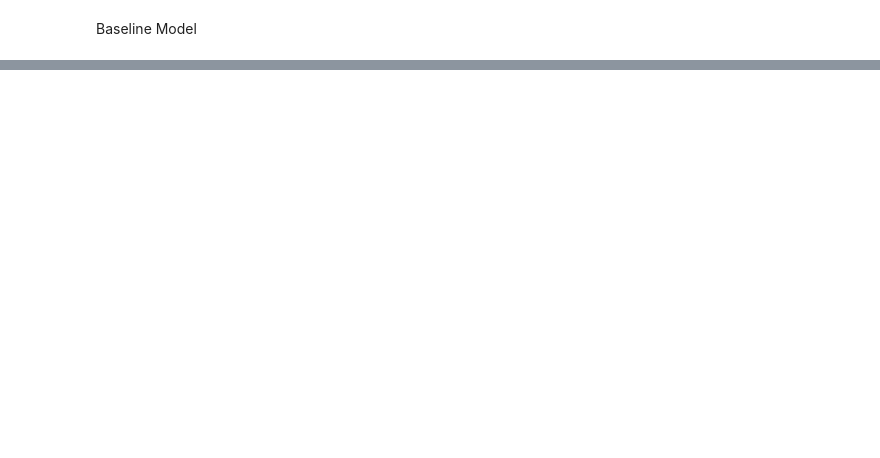
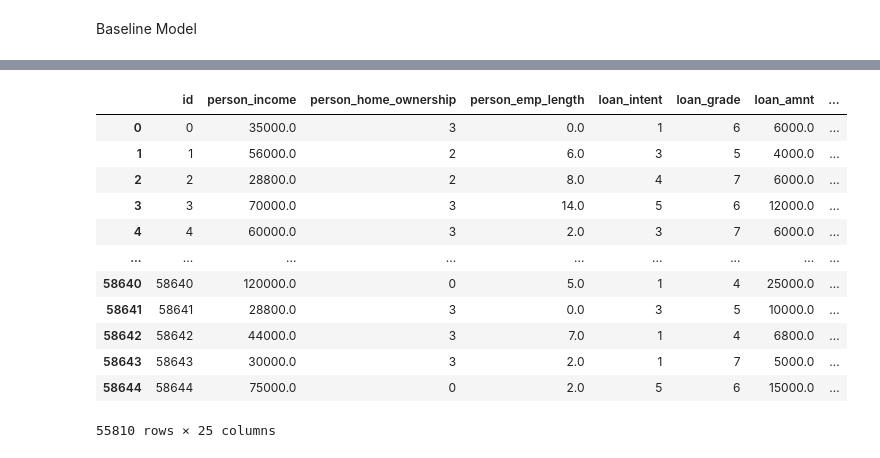
Before and after one commit to NadavCherry/Loan-Approval-Prediction, a Jupyter notebook: loan approval.ipynb, the cells around one changed output, grey strips where cells are left out. Drawn from its saved outputs; the diff is of its cells as text; code cells hidden in the pictures; blank space fills up the shorter version.

```diff
--- a/loan approval.ipynb
+++ b/loan approval.ipynb
@@ -199,0 +228,5 @@ submission_df.to_csv('Baseline_Model.csv', index=False)
+# %%
+# List of numeric columns to be processed
+numeric_columns = ['person_income', 'person_emp_length',
+                   'loan_amnt', 'loan_int_rate', 'loan_percent_income',
+                   'cb_person_cred_hist_length']
@@ -199,0 +278,12 @@ submission_df.to_csv('Baseline_Model.csv', index=False)
+# %%
+# Scalers for normalization and standardization
+min_max_scaler = MinMaxScaler()
+standard_scaler = StandardScaler()
+
+# Processing each numeric column
+for col in numeric_columns:
+    # Create normalized column
+    train_df[f'{col}_norm'] = min_max_scaler.fit_transform(train_df[[col]])
+
+    # Create standardized column
+    train_df[f'{col}_std'] = standard_scaler.fit_transform(train_df[[col]])
@@ -199,0 +333,12 @@ submission_df.to_csv('Baseline_Model.csv', index=False)
+# %%
+# 2. Label Encoding Categorical Variables
+df_label_encoded = train_df.copy()
+
+categorical_columns = ['person_home_ownership', 'loan_intent']
+
+# Applying Label Encoding
+for col in categorical_columns:
+    df_label_encoded[col] = df_label_encoded[col].astype('category').cat.codes
+
+# 3. One-Hot Encoding Categorical Variables (warm vector)
+df_one_hot_encoded = pd.get_dummies(train_df, columns=categorical_columns)
@@ -199,0 +352,12 @@ submission_df.to_csv('Baseline_Model.csv', index=False)
+# %%
+# Defining the ordinal mapping for loan_grade
+ordinal_mapping = {'A': 7, 'B': 6, 'C': 5, 'D': 4, 'E': 3, 'F': 2, 'G': 1}
+
+# Applying the ordinal encoding to the 'loan_grade' column
+df_label_encoded['loan_grade'] = df_label_encoded['loan_grade'].map(ordinal_mapping)
+# Applying the same ordinal mapping for loan_grade
+df_one_hot_encoded['loan_grade'] = df_one_hot_encoded['loan_grade'].map(ordinal_mapping)
+
+# Updating in original dataframe
+df_label_encoded['cb_person_default_on_file'] = df_label_encoded['cb_person_default_on_file'].map({'Y': 1, 'N': 0})
+df_one_hot_encoded['cb_person_default_on_file'] = df_one_hot_encoded['cb_person_default_on_file'].map({'Y': 1, 'N': 0})
@@ -199,0 +370,16 @@ submission_df.to_csv('Baseline_Model.csv', index=False)
+# %%
+df_label_encoded
+# %% [output]
+|  | id | person_income | person_home_ownership | person_emp_length | loan_intent | loan_grade | loan_amnt | ... |
+| 0 | 0 | 35000.0 | 3 | 0.0 | 1 | 6 | 6000.0 | ... |
+| 1 | 1 | 56000.0 | 2 | 6.0 | 3 | 5 | 4000.0 | ... |
+| 2 | 2 | 28800.0 | 2 | 8.0 | 4 | 7 | 6000.0 | ... |
+| 3 | 3 | 70000.0 | 3 | 14.0 | 5 | 6 | 12000.0 | ... |
+| 4 | 4 | 60000.0 | 3 | 2.0 | 3 | 7 | 6000.0 | ... |
+| ... | ... | ... | ... | ... | ... | ... | ... | ... |
+| 58640 | 58640 | 120000.0 | 0 | 5.0 | 1 | 4 | 25000.0 | ... |
+| 58641 | 58641 | 28800.0 | 3 | 0.0 | 3 | 5 | 10000.0 | ... |
+| 58642 | 58642 | 44000.0 | 3 | 7.0 | 1 | 4 | 6800.0 | ... |
+| 58643 | 58643 | 30000.0 | 3 | 2.0 | 1 | 7 | 5000.0 | ... |
+| 58644 | 58644 | 75000.0 | 0 | 2.0 | 5 | 6 | 15000.0 | ... |
+55810 rows × 25 columns
```
Also changed, not shown: parts of 46 cells of this notebook.
